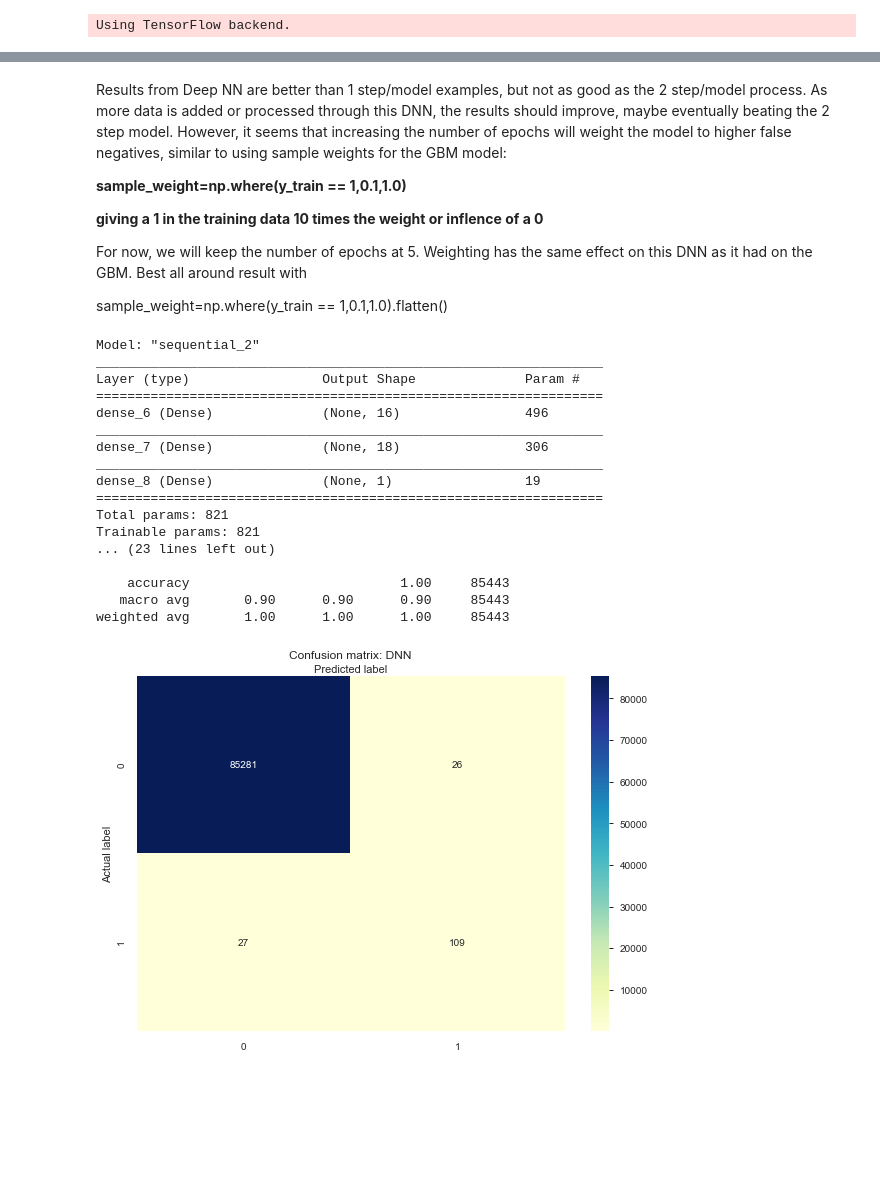
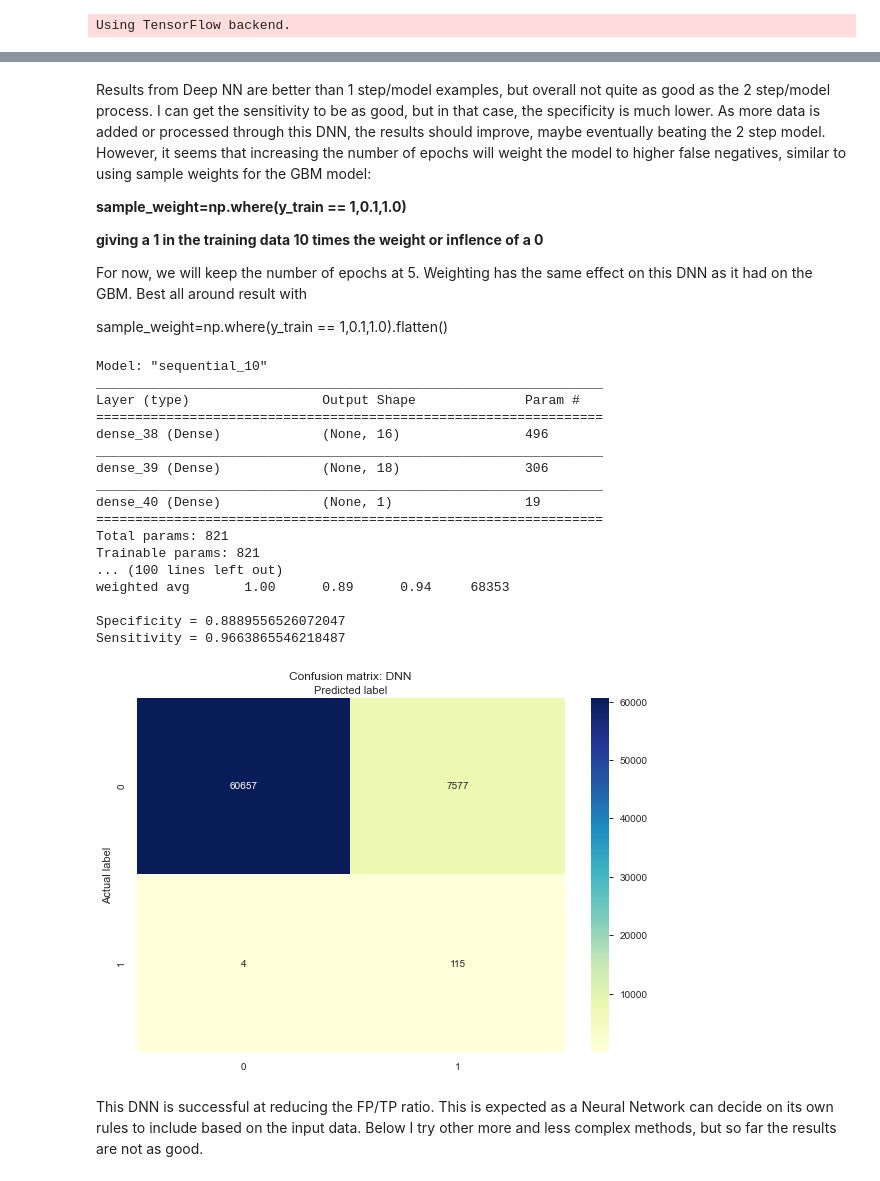
Before and after one commit to donaldsrepo/imbalanced_data, a Jupyter notebook: DonCreditCardImbalancedDataSet.ipynb, the cells around one changed output, grey strips where cells are left out. Cells and saved outputs as stored; diff of their text form; code cells hidden in the pictures; blank space fills up the shorter version.

```diff
--- a/DonCreditCardImbalancedDataSet.ipynb
+++ b/DonCreditCardImbalancedDataSet.ipynb
@@ -459,22 +530,22 @@ X2_test = X2_test.drop(['Prediction'], axis=1)
 run the 2nd model
 # %%
 #setup model parameters, change some of the defaults based on benchmarking
-gb_clf = GradientBoostingClassifier(n_estimators=20, learning_rate=0.1, max_features=5,
+gb_clf2 = GradientBoostingClassifier(n_estimators=20, learning_rate=0.1, max_features=10,
                                     max_depth=3, random_state=0, subsample = 1.0, criterion='mse',
                                     min_samples_split = 10, min_samples_leaf = 10)
 
 #default fit model
-#gb_clf.fit(X_train, y_train)
+#gb_clf2.fit(X_train, y_train)
 
 #since a false negative is much more likely than a false positive, we should weight them accordingly.
 #IE Finding a true one is more important
 # note that the weights in the 2nd model are the inverse of the weights in the 1st model
-gb_clf.fit( X_train, y_train, sample_weight=np.where(y_train == 1,0.1,1.0) )
+gb_clf2.fit( X_train, y_train, sample_weight=np.where(y_train == 1,0.2,1.0) ) # was 0.1
 
 #use model to predict validation dataset
-predictions = gb_clf.predict(X2_test)
+predictions = gb_clf2.predict(X2_test)
 
-tn, fp, fn, tp = display_metrics(gb_clf, X_train, X2_test, y_train, y2_test, predictions)
+tn, fp, fn, tp = display_metrics(gb_clf2, X_train, X2_test, y_train, y2_test, predictions)
 
 visualize(y2_test, predictions, 'GB2')
 
@@ -491,7 +562,7 @@ plt.yticks(tick_marks, class_names)
 sns.heatmap(pd.DataFrame([[tn+tn1,fp],[fn+fn1,tp]]), annot=True, cmap="YlGnBu" ,fmt='g')
 ax.xaxis.set_label_position("top")
 plt.tight_layout()
-plt.title('2 Step Final Confusion matrix', y=1.1)
+plt.title('2 Step Final Confusion matrix (Test)', y=1.1)
 plt.ylabel('Actual label')
 plt.xlabel('Predicted label')
 # %% [output]
@@ -518,0 +590,3 @@ Text(0.5, 352.48, 'Predicted label')
+# %%
+predictions1 = gb_clf1.predict(X_val)
+X_test = X_test.drop(['Prediction'], axis=1)
@@ -531,7 +678,6 @@ from keras import regularizers
 Using TensorFlow backend.
 # %%
 # prepare data for model
-X_test.drop(X_test.columns[[-1,]], axis=1, inplace=True)
 sc = StandardScaler()
 X_train = sc.fit_transform(X_train)
 X_test = sc.transform(X_test)
@@ -584,9 +725,9 @@ clf = create_dnn()
 clf.summary()
 clf.compile(optimizer='adam', loss='binary_crossentropy', metrics=['accuracy'])
 # create/fit model on the training dataset
-clf.fit(X_train, y_train, batch_size=15, epochs=5, sample_weight=np.where(y_train == 1,0.1,1.0).flatten())
-#clf.fit(X_train, y_train, batch_size=15, epochs=5, sample_weight=np.where(y_train == 1,5.0,1.0).flatten())
-#clf.fit(X_train, y_train, batch_size=15, epochs=5)
+#clf.fit(X_train, y_train, batch_size=16, epochs=32, sample_weight=np.where(y_train == 1,0.2,1.0).flatten())
+clf.fit(X_train, y_train, batch_size=16, epochs=32, sample_weight=np.where(y_train == 1,4.0,1.0).flatten())
+#clf.fit(X_train, y_train, batch_size=16, epochs=8)
 
 # check model metrics
 score = clf.evaluate(X_train, y_train, batch_size=128)
@@ -603,5 +744,6 @@ yhat_classes = yhat_classes[:, 0]
 print("Classification Report (DNN)")
 print(classification_report(y_test, yhat_classes))
 
+tn, fp, fn, tp = display_metrics(gb_clf, X_train, X_test, y_train, y_test, yhat_classes)
 visualize(y_test, yhat_classes, 'DNN')
 # %% [output]
@@ -626,9 +768,9 @@ weighted avg       1.00      1.00      1.00     85443
 # %% [markdown]
-Results from Deep NN are better than 1 step/model examples, but not as good as the 2 step/model process. As more data is added or processed through this DNN, the results should improve, maybe eventually beating the 2 step model. However, it seems that increasing the number of epochs will weight the model to higher false negatives, similar to using sample weights for the GBM model:
+Results from Deep NN are better than 1 step/model examples, but overall not quite as good as the 2 step/model process. I can get the sensitivity to be as good, but in that case, the specificity is much lower. As more data is added or processed through this DNN, the results should improve, maybe eventually beating the 2 step model. However, it seems that increasing the number of epochs will weight the model to higher false negatives, similar to using sample weights for the GBM model:
 
 **sample_weight=np.where(y_train == 1,0.1,1.0)**
 
- **giving a 1 in the training data 10 times the weight or inflence of a 0**
+**giving a 1 in the training data 10 times the weight or inflence of a 0**
 
 For now, we will keep the number of epochs at 5.
 Weighting has the same effect on this DNN as it had on the GBM. Best all around result with
@@ -638,46 +780,49 @@ sample_weight=np.where(y_train == 1,0.1,1.0).flatten()
 clf = create_simple_dnn()
 clf.summary()
 clf.compile(optimizer='adam', loss='binary_crossentropy', metrics=['accuracy'])
 # create/fit model on the training dataset
-clf.fit(X_train, y_train, batch_size=15, epochs=5, sample_weight=np.where(y_train == 1,0.1,1.0).flatten())
+#clf.fit(X_train, y_train, batch_size=15, epochs=5, sample_weight=np.where(y_train == 1,0.1,1.0).flatten())
+clf.fit(X_train, y_train, batch_size=32, epochs=32, sample_weight=np.where(y_train == 1,4.0,1.0).flatten())
 #clf.fit(X_train, y_train, batch_size=15, epochs=5, sample_weight=np.where(y_train == 1,5.0,1.0).flatten())
 #clf.fit(X_train, y_train, batch_size=15, epochs=5)
 
 # check model metrics
 score = clf.evaluate(X_train, y_train, batch_size=128)
 print('\nAnd the Train Score is ', score[1] * 100, '%')
 score = clf.evaluate(X_test, y_test, batch_size=128)
 print('\nAnd the Test Score is ', score[1] * 100, '%')
 # predict probabilities for test set
 yhat_probs = clf.predict(X_test, verbose=0)
 # predict crisp classes for test set
 yhat_classes = clf.predict_classes(X_test, verbose=0)
 # reduce to 1d array
 yhat_probs = yhat_probs[:, 0]
 yhat_classes = yhat_classes[:, 0]
-print("Classification Report (DNN)")
+print("Classification Report (DNN Simple)")
 print(classification_report(y_test, yhat_classes))
-
-visualize(y_test, yhat_classes, 'DNN')
+tn, fp, fn, tp = display_metrics(gb_clf, X_train, X_test, y_train, y_test, yhat_classes)
+visualize(y_test, yhat_classes, 'DNN Simple')
 # %% [output]
-Model: "sequential_2"
+Model: "sequential_10"
 _________________________________________________________________
 Layer (type)                 Output Shape              Param #
 =================================================================
-dense_6 (Dense)              (None, 16)                496
+dense_38 (Dense)             (None, 16)                496
 _________________________________________________________________
-dense_7 (Dense)              (None, 18)                306
+dense_39 (Dense)             (None, 18)                306
 _________________________________________________________________
-dense_8 (Dense)              (None, 1)                 19
+dense_40 (Dense)             (None, 1)                 19
 =================================================================
 Total params: 821
 Trainable params: 821
-... (23 lines left out)
+... (100 lines left out)
+weighted avg       1.00      0.89      0.94     68353
 
-    accuracy                           1.00     85443
-   macro avg       0.90      0.90      0.90     85443
-weighted avg       1.00      1.00      1.00     85443
+Specificity = 0.8889556526072047
+Sensitivity = 0.9663865546218487
-[figure, old version]
+[figure, new version]
+# %% [markdown]
+This DNN is successful at reducing the FP/TP ratio. This is expected as a Neural Network can decide on its own rules to include based on the input data. Below I try other more and less complex methods, but so far the results are not as good.
 # %%
 clf = create_complex_dnn()
 clf.summary()
```
Also changed, not shown: parts of 31 cells of this notebook.
